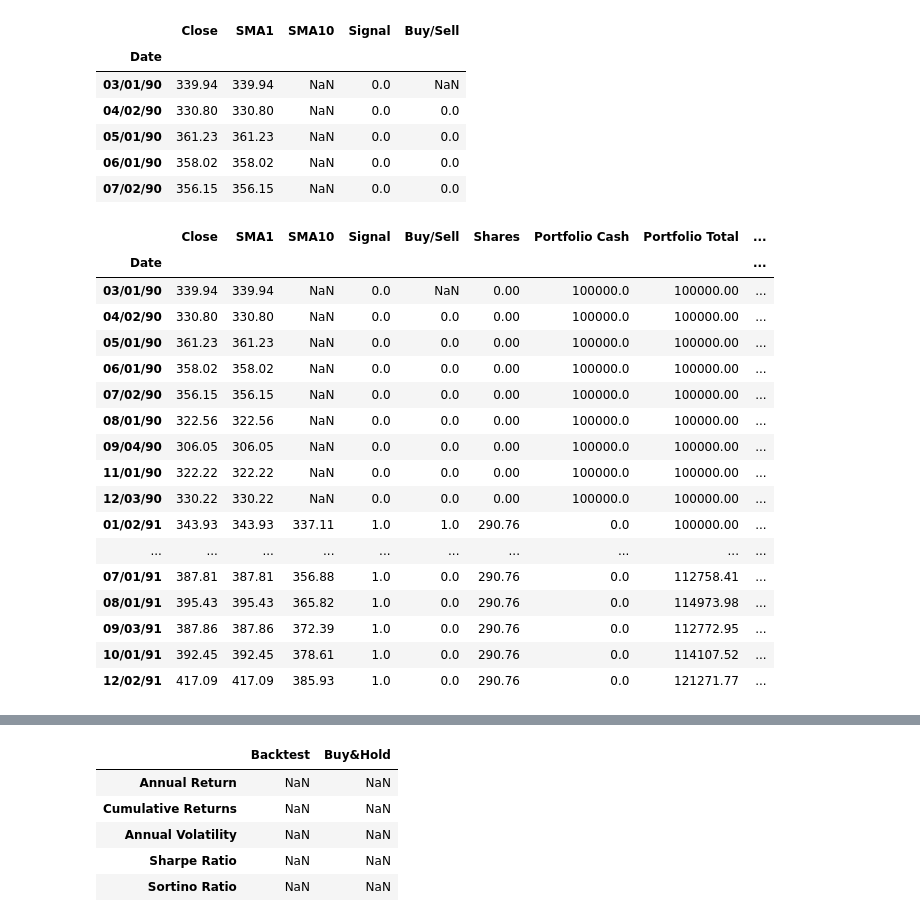
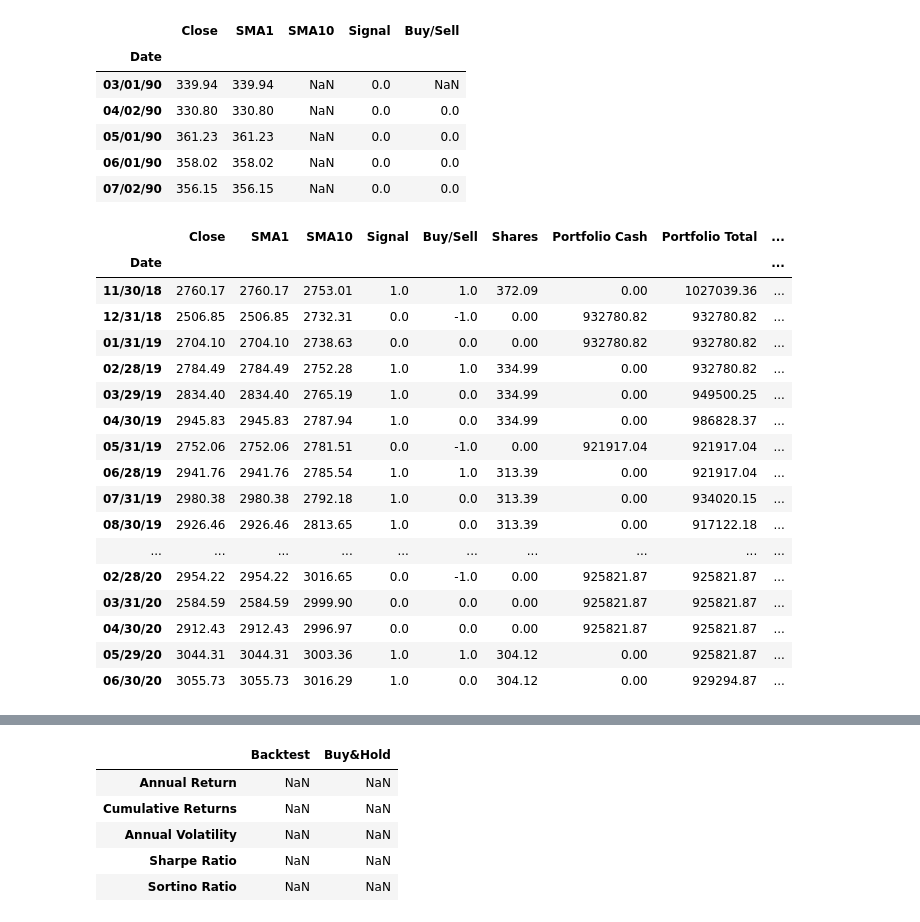
Before and after one commit to Akstiner96/Project_2_dream_team, a Jupyter notebook: chris_final4.ipynb, the cells around one changed output, grey strips where cells are left out. Drawn from its saved outputs; the diff is of its cells as text; code cells hidden in the pictures.

```diff
--- a/chris_final4.ipynb
+++ b/chris_final4.ipynb
@@ -257,50 +257,50 @@ for index, row in signals_df.iterrows():
             row['Portfolio Cash'] = 0
             row["Shares"]= shares
         elif row['Signal'] == 0:
             row['Portfolio Cash'] = cash
 
 # Add a Portfolio Total column
 signals_df['Portfolio Total'] = signals_df['Portfolio Cash'] + (signals_df['Shares']*signals_df['Close'])
 
 # Calculate how many shares a buy and hold investor could buy at the start of the comparison. Use end of long window as start.
 buy_and_hold_shares = buy_and_hold_cash/signals_df['Close'].iloc[long_window-1]
 
 # Add a buy and hold total column for comparison, set the first(long window) to 100000 so both portfolios are at 100000 at the
 #end of the long window calculation
 signals_df["Buy&Hold Total"]= buy_and_hold_shares * signals_df['Close']
 signals_df["Buy&Hold Total"][0:long_window-1] = buy_and_hold_cash
 
 # Calculate the portfolio daily returns
 signals_df['Portfolio Monthly Returns'] = signals_df['Portfolio Total'].pct_change()
 signals_df['Buy&Hold Monthly Returns']= signals_df['Buy&Hold Total'].pct_change()
 
 # Calculate the cumulative returns
 signals_df['Portfolio Cum Returns'] = (1 + signals_df['Portfolio Monthly Returns']).cumprod() - 1
 signals_df['Buy&Hold Cum Returns'] = (1 + signals_df['Buy&Hold Monthly Returns']).cumprod() - 1
 
 # Print the DataFrame
 pd.set_option("display.max_rows", None, "display.max_columns", None)
 signals_df = signals_df.round(2)
-signals_df.head(20)
+signals_df.tail(20)
 # %% [output]
 |  | Close | SMA1 | SMA10 | Signal | Buy/Sell | Shares | Portfolio Cash | Portfolio Total | ... |
 | Date |  |  |  |  |  |  |  |  | ... |
-| 03/01/90 | 339.94 | 339.94 | NaN | 0.0 | NaN | 0.00 | 100000.0 | 100000.00 | ... |
-| 04/02/90 | 330.80 | 330.80 | NaN | 0.0 | 0.0 | 0.00 | 100000.0 | 100000.00 | ... |
-| 05/01/90 | 361.23 | 361.23 | NaN | 0.0 | 0.0 | 0.00 | 100000.0 | 100000.00 | ... |
-| 06/01/90 | 358.02 | 358.02 | NaN | 0.0 | 0.0 | 0.00 | 100000.0 | 100000.00 | ... |
-| 07/02/90 | 356.15 | 356.15 | NaN | 0.0 | 0.0 | 0.00 | 100000.0 | 100000.00 | ... |
-| 08/01/90 | 322.56 | 322.56 | NaN | 0.0 | 0.0 | 0.00 | 100000.0 | 100000.00 | ... |
-| 09/04/90 | 306.05 | 306.05 | NaN | 0.0 | 0.0 | 0.00 | 100000.0 | 100000.00 | ... |
-| 11/01/90 | 322.22 | 322.22 | NaN | 0.0 | 0.0 | 0.00 | 100000.0 | 100000.00 | ... |
-| 12/03/90 | 330.22 | 330.22 | NaN | 0.0 | 0.0 | 0.00 | 100000.0 | 100000.00 | ... |
-| 01/02/91 | 343.93 | 343.93 | 337.11 | 1.0 | 1.0 | 290.76 | 0.0 | 100000.00 | ... |
+| 11/30/18 | 2760.17 | 2760.17 | 2753.01 | 1.0 | 1.0 | 372.09 | 0.00 | 1027039.36 | ... |
+| 12/31/18 | 2506.85 | 2506.85 | 2732.31 | 0.0 | -1.0 | 0.00 | 932780.82 | 932780.82 | ... |
+| 01/31/19 | 2704.10 | 2704.10 | 2738.63 | 0.0 | 0.0 | 0.00 | 932780.82 | 932780.82 | ... |
+| 02/28/19 | 2784.49 | 2784.49 | 2752.28 | 1.0 | 1.0 | 334.99 | 0.00 | 932780.82 | ... |
+| 03/29/19 | 2834.40 | 2834.40 | 2765.19 | 1.0 | 0.0 | 334.99 | 0.00 | 949500.25 | ... |
+| 04/30/19 | 2945.83 | 2945.83 | 2787.94 | 1.0 | 0.0 | 334.99 | 0.00 | 986828.37 | ... |
+| 05/31/19 | 2752.06 | 2752.06 | 2781.51 | 0.0 | -1.0 | 0.00 | 921917.04 | 921917.04 | ... |
+| 06/28/19 | 2941.76 | 2941.76 | 2785.54 | 1.0 | 1.0 | 313.39 | 0.00 | 921917.04 | ... |
+| 07/31/19 | 2980.38 | 2980.38 | 2792.18 | 1.0 | 0.0 | 313.39 | 0.00 | 934020.15 | ... |
+| 08/30/19 | 2926.46 | 2926.46 | 2813.65 | 1.0 | 0.0 | 313.39 | 0.00 | 917122.18 | ... |
 | ... | ... | ... | ... | ... | ... | ... | ... | ... | ... |
-| 07/01/91 | 387.81 | 387.81 | 356.88 | 1.0 | 0.0 | 290.76 | 0.0 | 112758.41 | ... |
-| 08/01/91 | 395.43 | 395.43 | 365.82 | 1.0 | 0.0 | 290.76 | 0.0 | 114973.98 | ... |
-| 09/03/91 | 387.86 | 387.86 | 372.39 | 1.0 | 0.0 | 290.76 | 0.0 | 112772.95 | ... |
-| 10/01/91 | 392.45 | 392.45 | 378.61 | 1.0 | 0.0 | 290.76 | 0.0 | 114107.52 | ... |
-| 12/02/91 | 417.09 | 417.09 | 385.93 | 1.0 | 0.0 | 290.76 | 0.0 | 121271.77 | ... |
+| 02/28/20 | 2954.22 | 2954.22 | 3016.65 | 0.0 | -1.0 | 0.00 | 925821.87 | 925821.87 | ... |
+| 03/31/20 | 2584.59 | 2584.59 | 2999.90 | 0.0 | 0.0 | 0.00 | 925821.87 | 925821.87 | ... |
+| 04/30/20 | 2912.43 | 2912.43 | 2996.97 | 0.0 | 0.0 | 0.00 | 925821.87 | 925821.87 | ... |
+| 05/29/20 | 3044.31 | 3044.31 | 3003.36 | 1.0 | 1.0 | 304.12 | 0.00 | 925821.87 | ... |
+| 06/30/20 | 3055.73 | 3055.73 | 3016.29 | 1.0 | 0.0 | 304.12 | 0.00 | 929294.87 | ... |
 # %%
 # Visualize exit position relative to total portfolio value
 exit = signals_df[signals_df['Buy/Sell'] == -1.0]['Portfolio Total'].hvplot.scatter(
```
Also changed, not shown: 16 other files.
